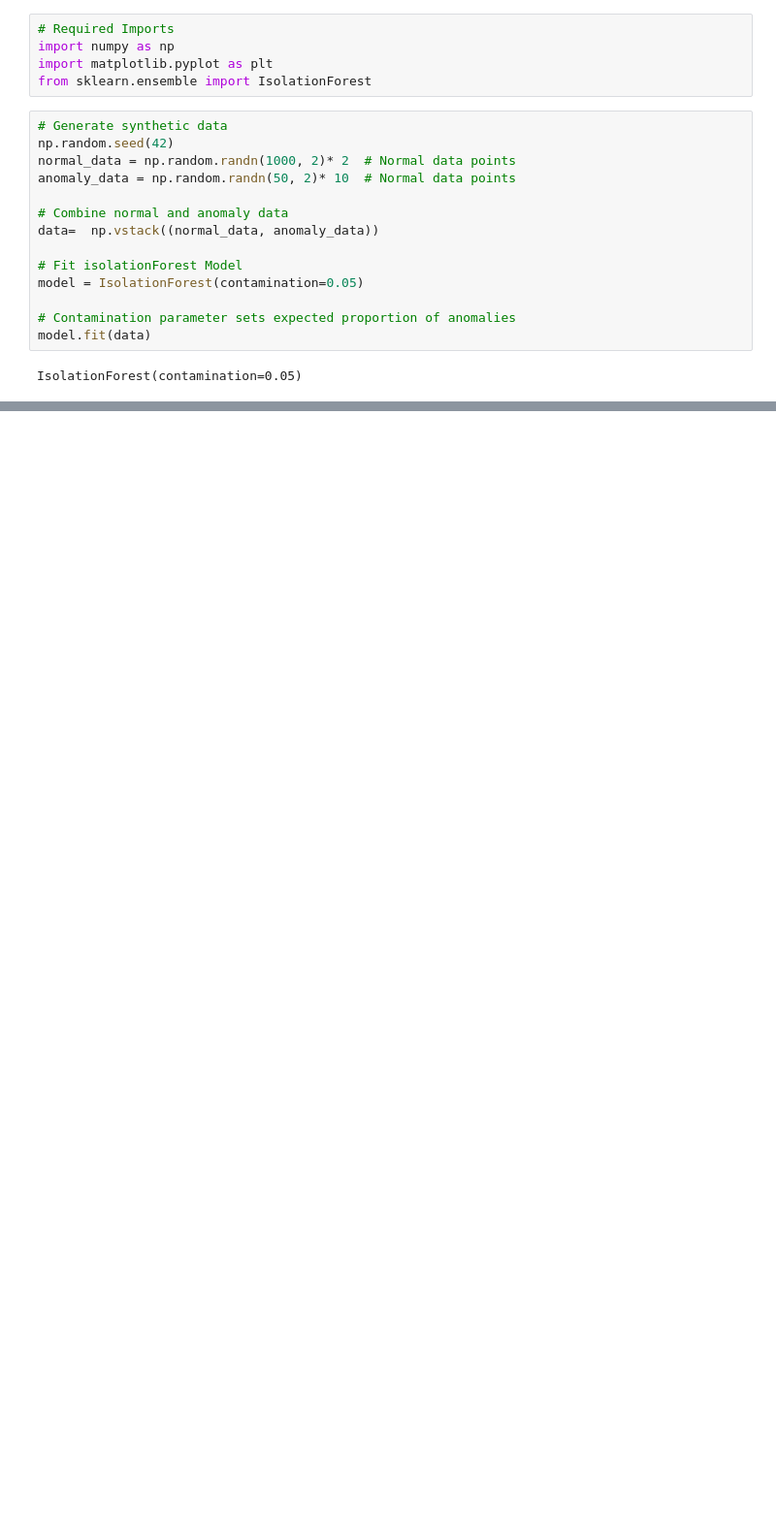
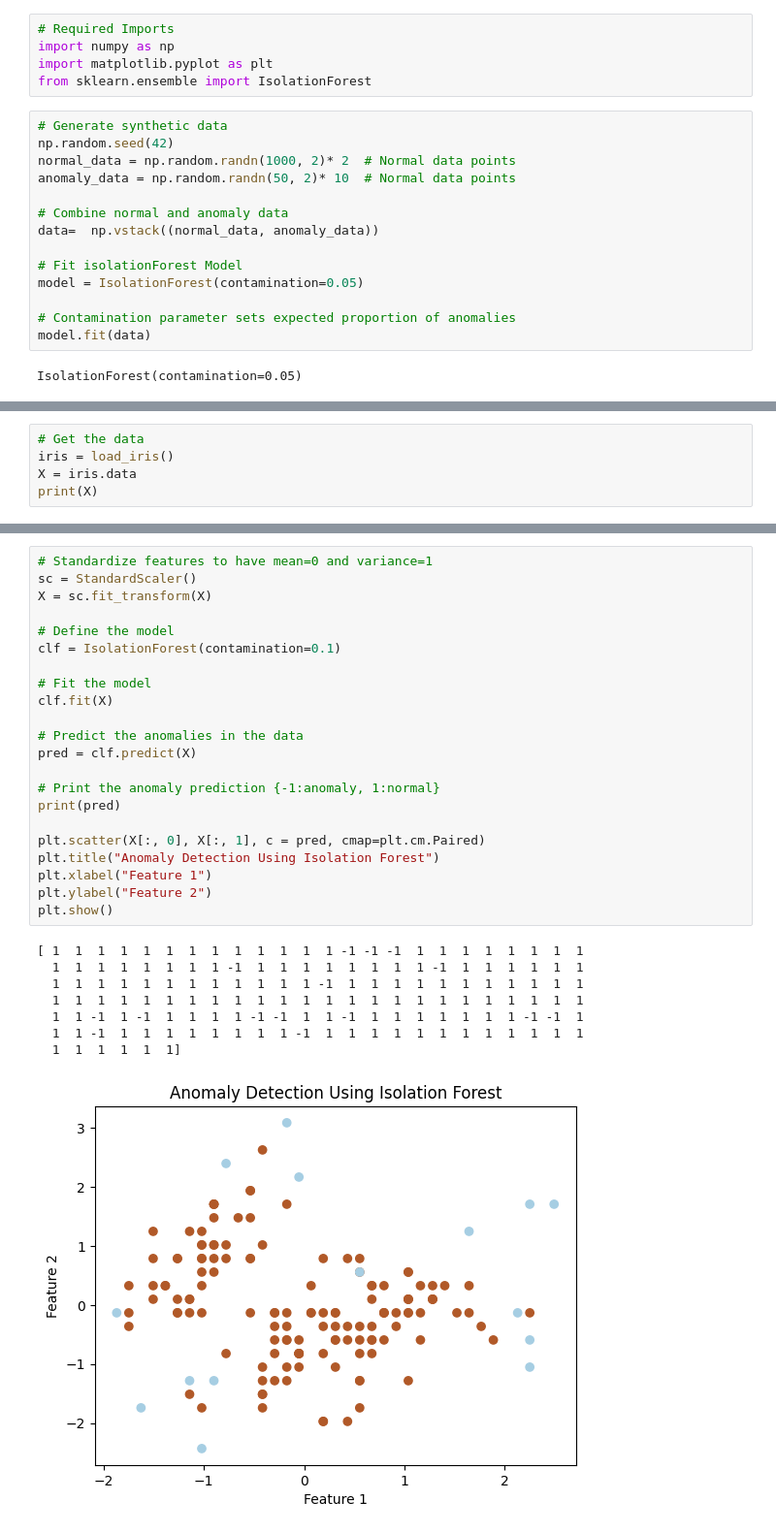
Before and after one commit to aryanjha256/randomjupyternotebooks, a Jupyter notebook: Anomaly_Detection_using_Isolation_Forest.ipynb, the cells around one changed output, grey strips where cells are left out. Shown at 97% size. Cells and saved outputs as stored; diff of their text form; blank space fills up the shorter version.

```diff
--- a/Anomaly_Detection_using_Isolation_Forest.ipynb
+++ b/Anomaly_Detection_using_Isolation_Forest.ipynb
@@ -23,0 +42,5 @@ IsolationForest(contamination=0.05)
+# %%
+# Get the data
+iris = load_iris()
+X = iris.data
+print(X)
@@ -23,0 +65,31 @@ IsolationForest(contamination=0.05)
+# %%
+# Standardize features to have mean=0 and variance=1
+sc = StandardScaler()
+X = sc.fit_transform(X)
+
+# Define the model
+clf = IsolationForest(contamination=0.1)
+
+# Fit the model
+clf.fit(X)
+
+# Predict the anomalies in the data
+pred = clf.predict(X)
+
+# Print the anomaly prediction {-1:anomaly, 1:normal}
+print(pred)
+
+plt.scatter(X[:, 0], X[:, 1], c = pred, cmap=plt.cm.Paired)
+plt.title("Anomaly Detection Using Isolation Forest")
+plt.xlabel("Feature 1")
+plt.ylabel("Feature 2")
+plt.show()
+# %% [output]
+[ 1  1  1  1  1  1  1  1  1  1  1  1  1 -1 -1 -1  1  1  1  1  1  1  1  1
+  1  1  1  1  1  1  1  1 -1  1  1  1  1  1  1  1  1 -1  1  1  1  1  1  1
+  1  1  1  1  1  1  1  1  1  1  1  1 -1  1  1  1  1  1  1  1  1  1  1  1
+  1  1  1  1  1  1  1  1  1  1  1  1  1  1  1  1  1  1  1  1  1  1  1  1
+  1  1 -1  1 -1  1  1  1  1 -1 -1  1  1 -1  1  1  1  1  1  1  1 -1 -1  1
+  1  1 -1  1  1  1  1  1  1  1  1 -1  1  1  1  1  1  1  1  1  1  1  1  1
+  1  1  1  1  1  1]
+[figure, added]
```
Also changed, not shown: parts of 4 cells of this notebook.
